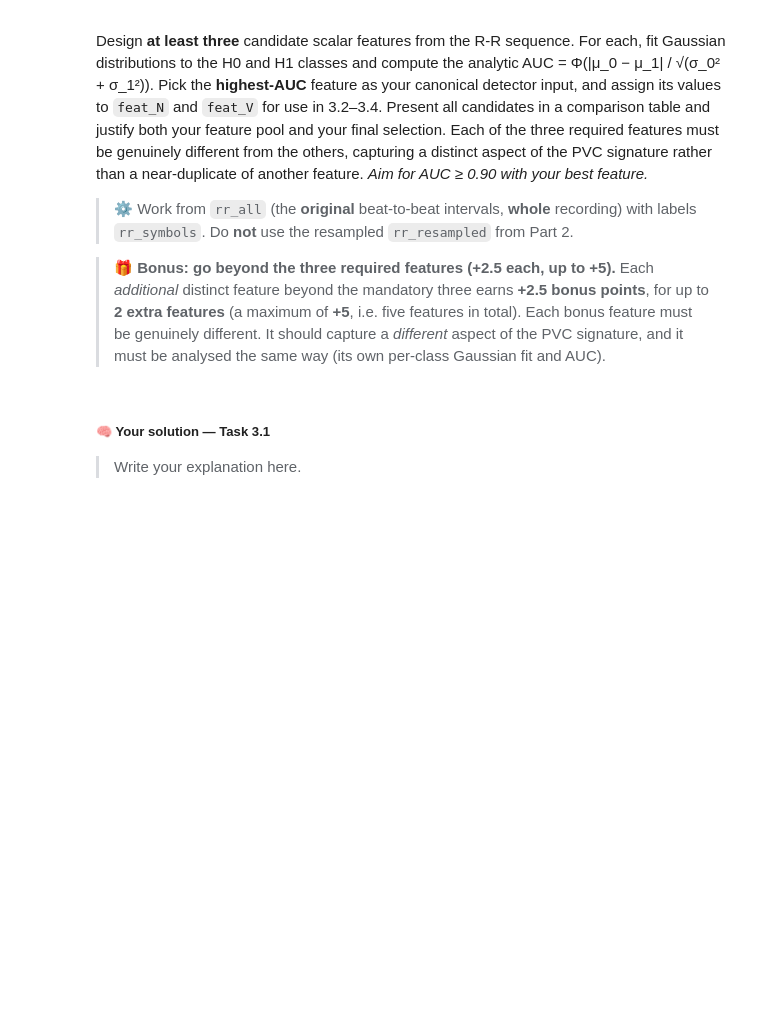
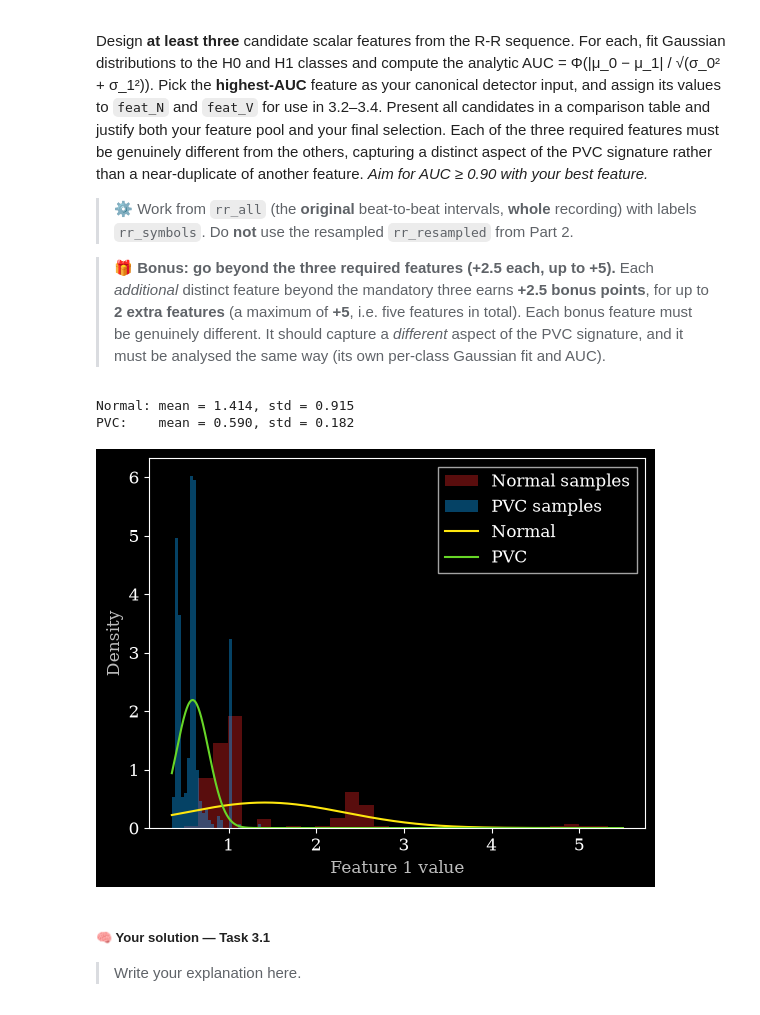
Before and after one commit to karla-hartmann0512/SSP-group16, a Jupyter notebook: project.ipynb, the cells around one changed output. Drawn from its saved outputs; the diff is of its cells as text; code cells hidden in the pictures; blank space fills up the shorter version.

```diff
--- a/project.ipynb
+++ b/project.ipynb
@@ -1191,29 +1193,68 @@ Design **at least three** candidate scalar features from the R-R sequence. For e
 # %%
 # ── Task 3.1: Multi-feature design + per-feature AUC ─────────────────────────
 # 📋 Design at least THREE candidate features over a sliding window of W
 #    consecutive R-R intervals ending at beat k. The three required features must each capture a different aspect of the PVC signature (not near-duplicates). Each EXTRA feature beyond three
 #    is worth +2.5 bonus (up to 2 extra → +5 max). For each feature:
 #       (1) build  feat_N (H0)  and  feat_V (H1) class-conditional samples
 #       (2) fit a Gaussian per class                       (μ̂, σ̂  by sample moments)
 #       (3) compute the closed-form AUC = Φ(|μ_0 − μ_1| / √(σ_0² + σ_1²))
 #    Then assign the *best-AUC* feature's arrays to feat_N, feat_V (these are
 #    consumed by the NP detector in Task 3.2 and Youden's J in Task 3.3).
 #    Use rr_all + rr_symbols (original intervals, whole recording), not rr_resampled.
 
 # ── 🧠 Your solution — Task 3.1 ────────────────────────────────────────────────
 #    Required outputs (consumed by the provided code in Tasks 3.2–3.4):
 #      feat_N, feat_V    – chosen-feature samples for H0 / H1 (arrays)
 #      mu_H0, sigma_H0   – Gaussian fit of feat_N (mean, std)
 #      mu_H1, sigma_H1   – Gaussian fit of feat_V (mean, std)
 #      x_plot            – feature-range grid for the PDF overlays
 # 👇 your solution here — replace each TODO (or leave it if you don't know this task)
-feat_N = TODO
-feat_V = TODO
+#feature 1
+W= 2
+feat1_N = []
+feat1_V = []
+for k in range(W, len(rr_all)+1):
+    window =rr_all[k - W : k]
+    x1_k = window[1]/window[0]
+
+    if rr_symbols[k-1] == "N":
+        feat1_N.append(x1_k)
+    elif rr_symbols[k-1] == "V":
+        feat1_V.append(x1_k)
+
+feat1_N = np.array(feat1_N)
+feat1_V = np.array(feat1_V)
+
+mu1_H0 = np.mean(feat1_N)
+sigma1_H0 = np.std(feat1_N)
+mu1_H1 = np.mean(feat1_V)
+sigma1_H1 = np.std(feat1_V)
+
+print(f"Normal: mean = {mu1_H0:.3f}, std = {sigma1_H0:.3f}")
+print(f"PVC:    mean = {mu1_H1:.3f}, std = {sigma1_H1:.3f}")
+auc1 = norm.cdf(abs(mu1_H0 - mu1_H1)/ np.sqrt(sigma1_H0**2 + sigma1_H1**2))
+x1_plot = np.linspace( min( min(feat1_N),min(feat1_V) ), max( max(feat1_N),max(feat1_V) ),1000 )
+
+plt.hist(feat1_N, bins=30, density=True, alpha=0.4, label="Normal samples")
+plt.hist(feat1_V, bins=30, density=True, alpha=0.4, label="PVC samples")
+
+plt.plot(x1_plot, norm.pdf(x1_plot, mu1_H0, sigma1_H0), label="Normal")
+plt.plot(x1_plot, norm.pdf(x1_plot, mu1_H1, sigma1_H1), label="PVC")
+
+plt.xlabel("Feature 1 value")
+plt.ylabel("Density")
+plt.legend()
+plt.show()
+
 mu_H0 = TODO
 sigma_H0 = TODO
 mu_H1 = TODO
 sigma_H1 = TODO
 x_plot = TODO
+# %% [output]
+Normal: mean = 1.414, std = 0.915
+PVC:    mean = 0.590, std = 0.182
+[figure, added]
 # %%
 # ── Task 3.1 (cont.): Visualise the candidate features ───────────────────────
 # 📋 Side-by-side histograms + Gaussian fits for every candidate feature.
```
Also changed, not shown: parts of 4 cells of this notebook.
